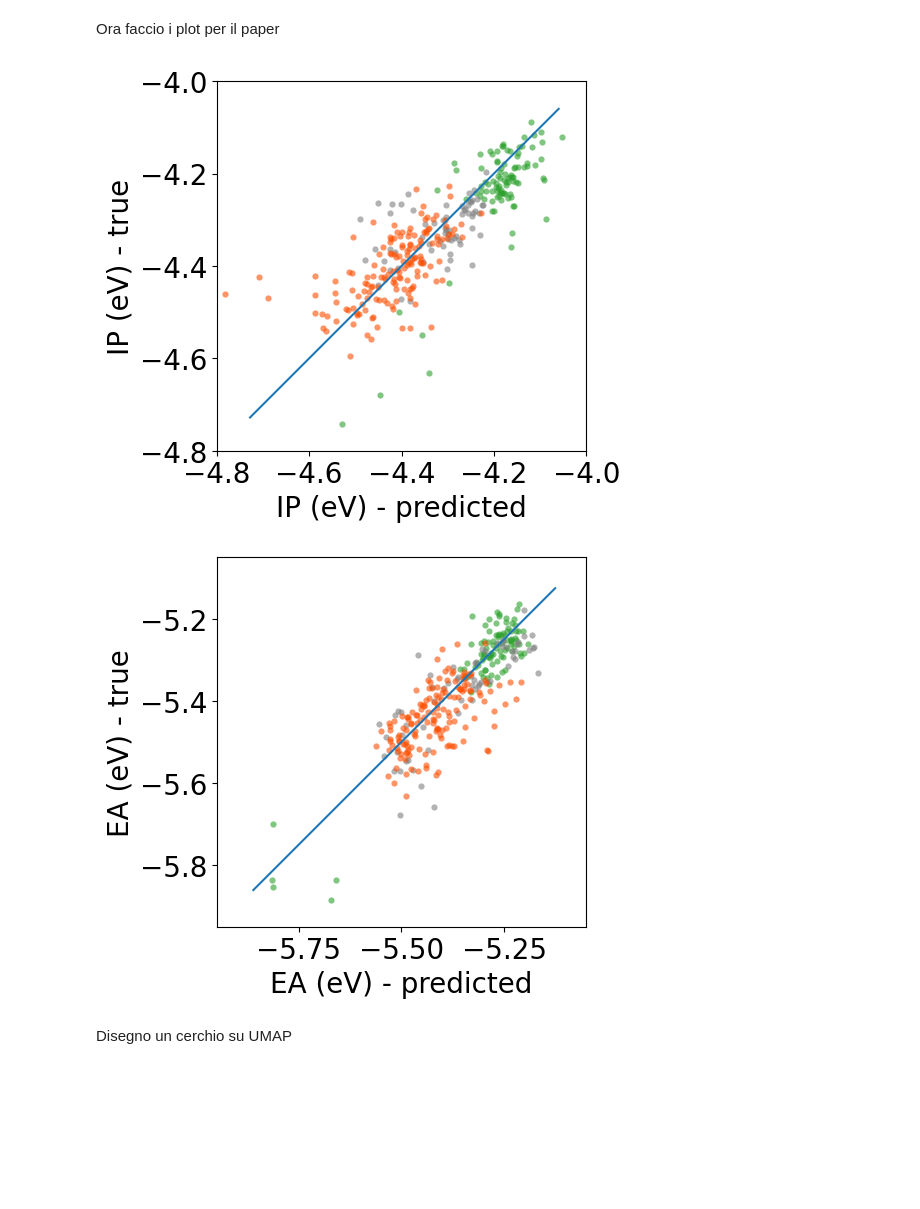
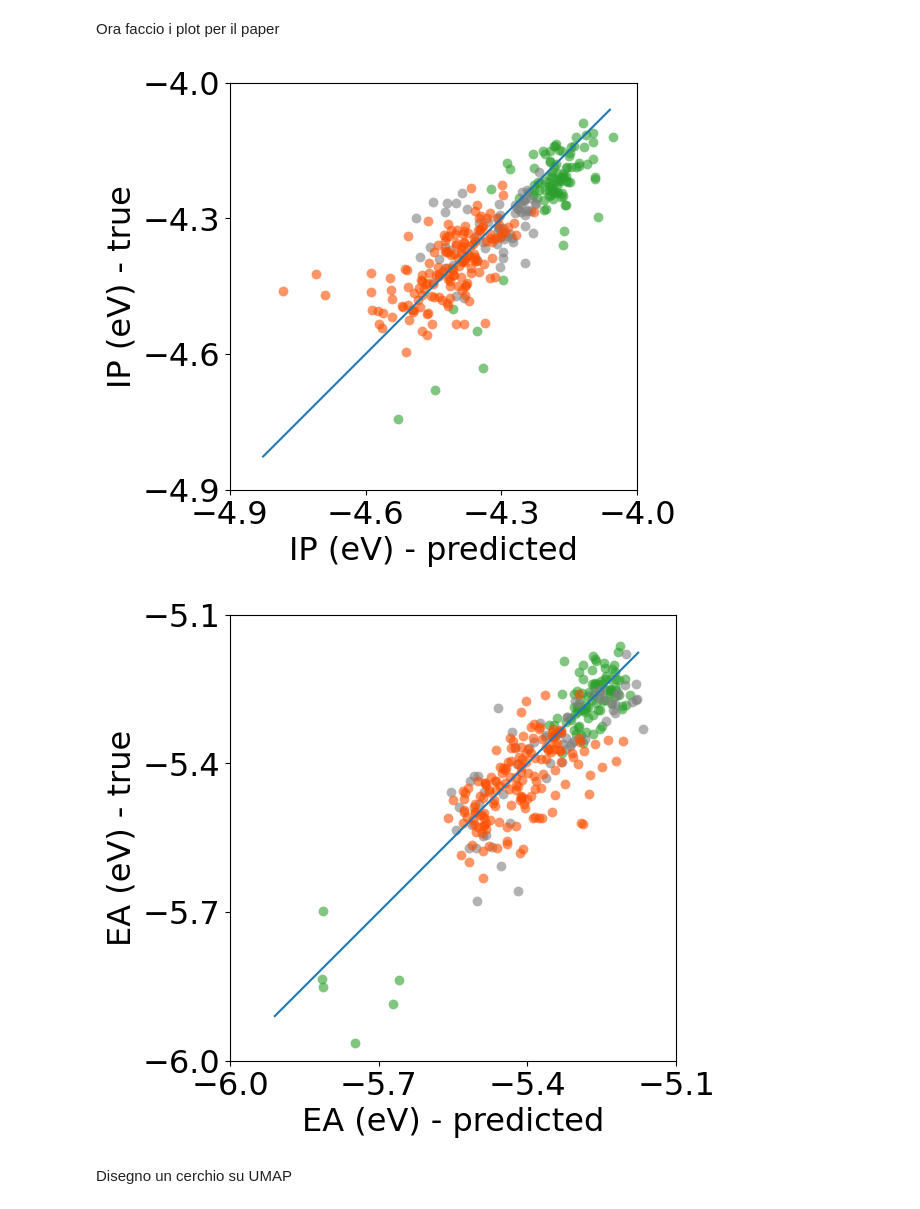
Before and after one commit to daimoners/GrapheNet, a Jupyter notebook: UMAP.ipynb, the cells around one changed output. Saved outputs shown, nothing was run; the diff lists cells and outputs as text; code cells hidden in the pictures; blank space fills up the shorter version.

```diff
--- a/UMAP.ipynb
+++ b/UMAP.ipynb
@@ -480,20 +480,20 @@ best_paths = []
 for cluster in best_clusters:
     best_paths.append(f"/home/tommaso/git_workspace/GrapheNet/UMAP/25_clusters/cluster_{cluster}/models/{target}/{target}_prediction_results.csv")
 
-bound = [-4.8, -4]
+bound = [-4.9, -4]
 
 # Crea una nuova figura con le dimensioni desiderate
-fig, ax1 = plt.subplots()
-ax1.set_xlabel('IP (eV) - predicted',size=20)
-ax1.set_ylabel('IP (eV) - true',size=20)
-ax1.tick_params(axis='both', which='major', labelsize=20)
+fig, ax1 = plt.subplots(figsize=(6,6))
+ax1.set_xlabel('IP (eV) - predicted',size=23)
+ax1.set_ylabel('IP (eV) - true',size=23)
+ax1.tick_params(axis='both', which='major', labelsize=23)
 ax1.set_xlim(bound)
 ax1.set_ylim(bound)
 ax1.set_box_aspect(1)
 lowbound1 = bound[0]*0.985
 lowbound2 = bound[1]*1.015
 lowbound = [lowbound1, lowbound2]
-ax1.plot(lowbound, lowbound)
+ax1.plot(lowbound, lowbound, linewidth=1.5)
 
 # Loop attraverso la lista delle immagini e aggiungile alla figura
 for path, cluster in (zip(best_paths,best_clusters)):
@@ -503,47 +503,57 @@ for path, cluster in (zip(best_paths,best_clusters)):
     y_hat = prediction[f"{target}_predicted"].to_list()
     y = prediction[f"{target}_real"].to_list()
 
-    ax1.scatter(y_hat, y, color=colors[cluster],s=20, alpha=0.6,linewidth=0)
+    ax1.scatter(y_hat, y, color=colors[cluster],s=50, alpha=0.6,linewidth=0)
 
 # Mostra la figura con tutte le immagini
+plt.subplots_adjust(left=0.1, bottom=0.1, right=0.7, top=0.9, wspace=0.2, hspace=0.2)
+plt.tight_layout()
+plt.xticks(np.round(np.linspace(bound[0], bound[1], 4),decimals=2))
+plt.yticks(np.round(np.linspace(bound[0], bound[1], 4),decimals=2))
 plt.show()
-plt.close()
+
+fig.savefig('./IP.png',dpi=300)
 
 target="electron_affinity"
 best_paths.clear()
 for cluster in best_clusters:
     best_paths.append(f"/home/tommaso/git_workspace/GrapheNet/UMAP/25_clusters/cluster_{cluster}/models/{target}/{target}_prediction_results.csv")
 
-bound = [-5.95, -5.05]
+bound = [-6.0, -5.1]
 
-fig, ax1 = plt.subplots()
-ax1.set_xlabel('EA (eV) - predicted',size=20)
-ax1.set_ylabel('EA (eV) - true',size=20)
-ax1.tick_params(axis='both', which='major', labelsize=20)
+fig, ax1 = plt.subplots(figsize=(6,6))
+ax1.set_xlabel('EA (eV) - predicted',size=23)
+ax1.set_ylabel('EA (eV) - true',size=23)
+ax1.tick_params(axis='both', which='major', labelsize=23)
 ax1.set_xlim(bound)
 ax1.set_ylim(bound)
 ax1.set_box_aspect(1)
 lowbound1 = bound[0]*0.985
 lowbound2 = bound[1]*1.015
 lowbound = [lowbound1, lowbound2]
-ax1.plot(lowbound, lowbound)
+ax1.plot(lowbound, lowbound,linewidth=1.5)
 
 # Loop attraverso la lista delle immagini e aggiungile alla figura
 for path, cluster in (zip(best_paths,best_clusters)):
 
     prediction = pd.read_csv(path)
 
     y_hat = prediction[f"{target}_predicted"].to_list()
     y = prediction[f"{target}_real"].to_list()
 
-    ax1.scatter(y_hat, y, color=colors[cluster],s=20, alpha=0.6,linewidth=0)
+    ax1.scatter(y_hat, y, color=colors[cluster],s=50, alpha=0.6,linewidth=0)
 
 # Mostra la figura con tutte le immagini
+plt.subplots_adjust(left=1.2, bottom=0.1, right=1.5, top=1.0, wspace=0.2, hspace=0.2)
+plt.tight_layout()
+plt.xticks(np.round(np.linspace(bound[0], bound[1], 4),decimals=2))
+plt.yticks(np.round(np.linspace(bound[0], bound[1], 4),decimals=2))
 plt.show()
-plt.close()
+
+fig.savefig('./EA.png',dpi=300)
 # %% [output]
-[figure, old version]
+[figure, new version]
-[figure, old version]
+[figure, new version]
 # %% [markdown]
 Disegno un cerchio su UMAP
 # %%
```
Also changed, not shown: parts of 4 cells of this notebook, 20 other files.
